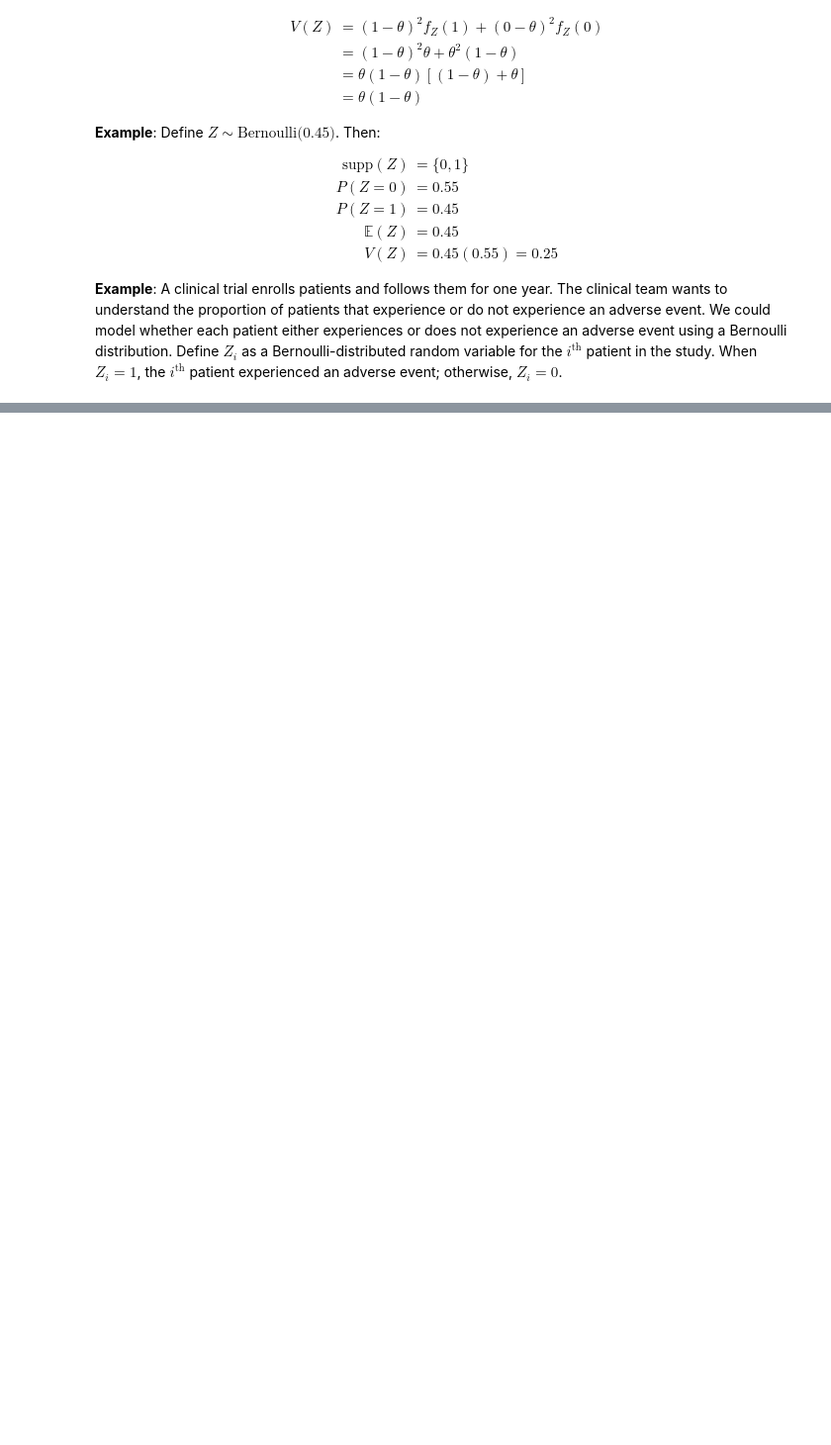
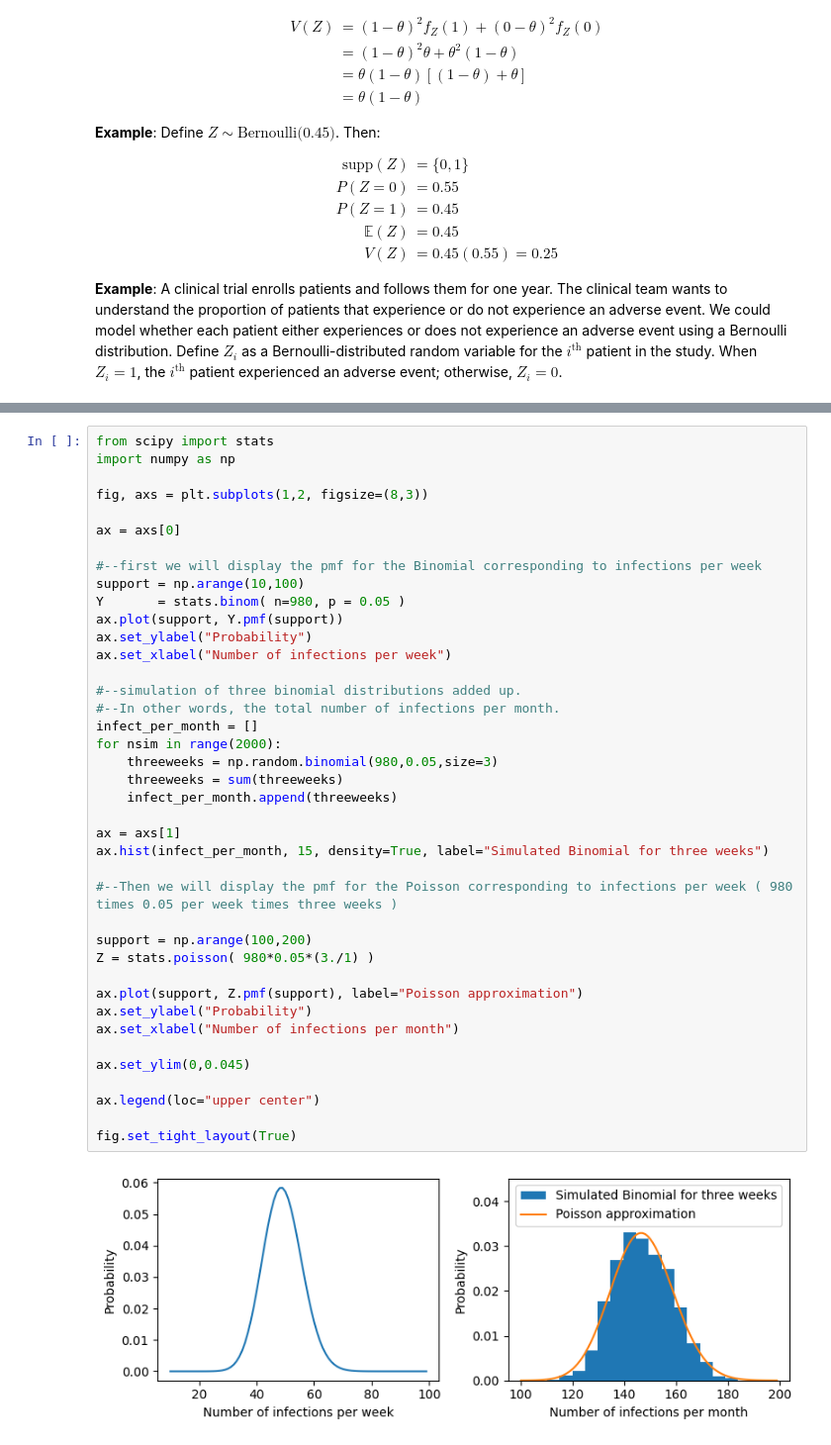
Before and after one commit to computationalUncertaintyLab/dexp_book, a Jupyter notebook: Bernoulli_Binomial_Poisson.ipynb, the cells around one changed output, grey strips where cells are left out. Shown at 99% size. Cells and saved outputs as stored; diff of their text form; blank space fills up the shorter version.

```diff
--- a/Bernoulli_Binomial_Poisson.ipynb
+++ b/Bernoulli_Binomial_Poisson.ipynb
@@ -91,0 +269,42 @@ Given N observations, the binomial distribution assigns probabilities to the num
+# %%
+from scipy import stats
+import numpy as np
+
+fig, axs = plt.subplots(1,2, figsize=(8,3))
+
+ax = axs[0]
+
+#--first we will display the pmf for the Binomial corresponding to infections per week
+support = np.arange(10,100)
+Y       = stats.binom( n=980, p = 0.05 )
+ax.plot(support, Y.pmf(support))
+ax.set_ylabel("Probability")
+ax.set_xlabel("Number of infections per week")
+
+#--simulation of three binomial distributions added up.
+#--In other words, the total number of infections per month.
+infect_per_month = []
+for nsim in range(2000):
+    threeweeks = np.random.binomial(980,0.05,size=3)
+    threeweeks = sum(threeweeks)
+    infect_per_month.append(threeweeks)
+
+ax = axs[1]
+ax.hist(infect_per_month, 15, density=True, label="Simulated Binomial for three weeks")
+
+#--Then we will display the pmf for the Poisson corresponding to infections per week ( 980 times 0.05 per week times three weeks )
+
+support = np.arange(100,200)
+Z = stats.poisson( 980*0.05*(3./1) )
+
+ax.plot(support, Z.pmf(support), label="Poisson approximation")
+ax.set_ylabel("Probability")
+ax.set_xlabel("Number of infections per month")
+
+ax.set_ylim(0,0.045)
+
+ax.legend(loc="upper center")
+
+fig.set_tight_layout(True)
+# %% [output]
+[figure, added]
```
Also changed, not shown: parts of 5 cells of this notebook.
